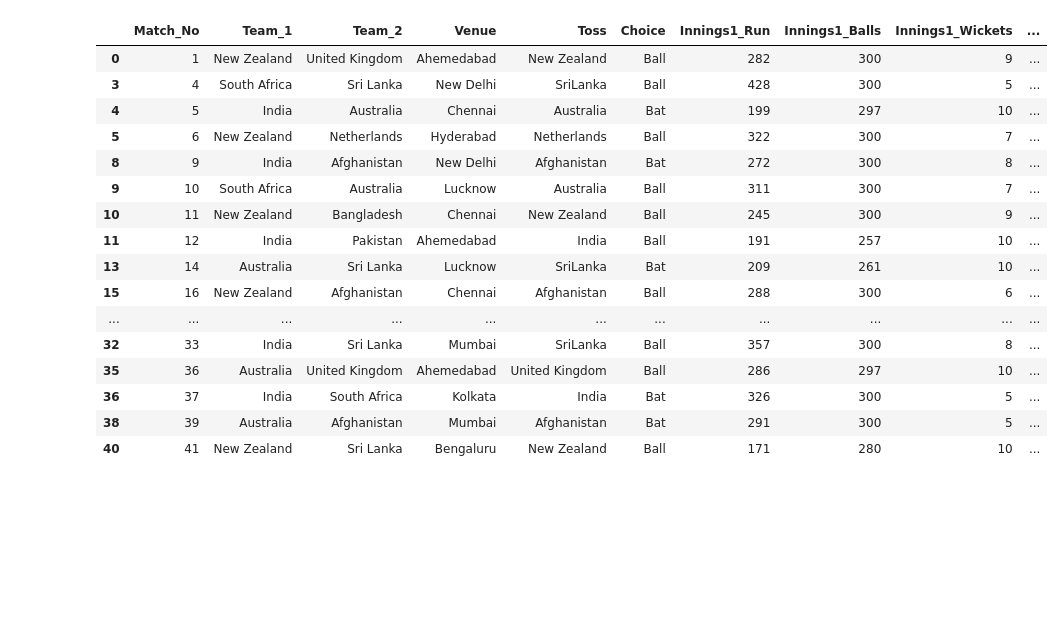
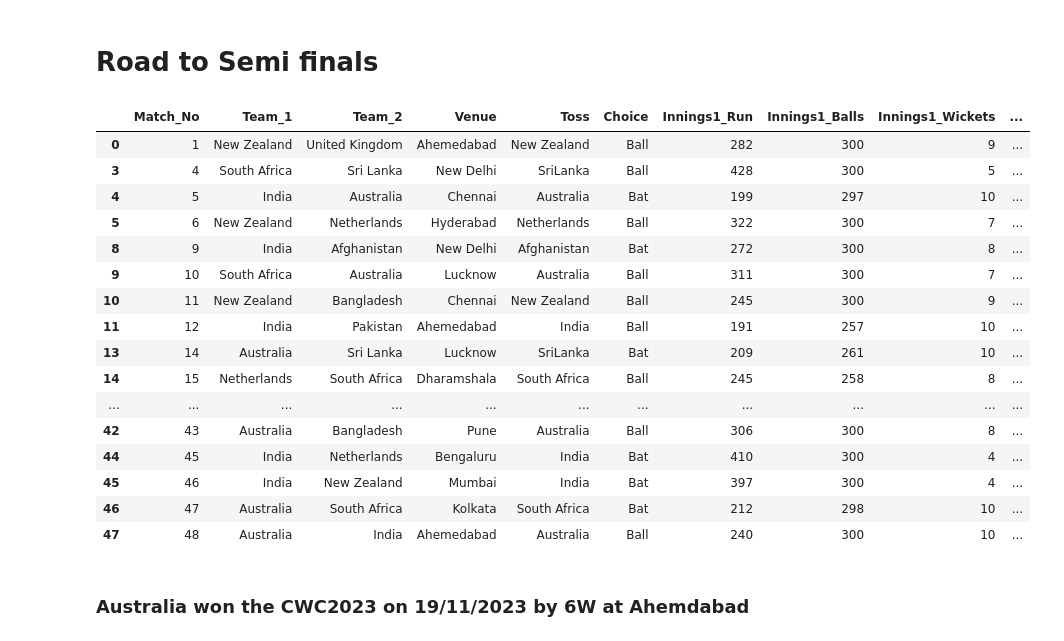
Before and after one commit to AvtnshM/Kaggle-Projects-Notebooks, a Jupyter notebook: cricket-world-cup-2023-analysis.ipynb, the cells around one changed output. Drawn from its saved outputs; the diff is of its cells as text; code cells hidden in the pictures; blank space fills up the shorter version.

```diff
--- a/cricket-world-cup-2023-analysis.ipynb
+++ b/cricket-world-cup-2023-analysis.ipynb
@@ -114,22 +96,27 @@ fig.show()
+# %% [markdown]
+# Road to Semi finals
 # %%
 top_four_teams = team_wins[team_wins >= 5].index
-matches_of_top_four_teams = cwc2023[cwc2023['Winner'].isin(top_four_teams)]
-matches_of_top_four_teams
+matches_of_top_four_teams = cwc2023[cwc2023['Winner'].isin(top_four_teams) | cwc2023['Loser'].isin(top_four_teams)]
+df1= matches_of_top_four_teams
+df1
 # %% [output]
 |  | Match_No | Team_1 | Team_2 | Venue | Toss | Choice | Innings1_Run | Innings1_Balls | Innings1_Wickets | ... |
 | 0 | 1 | New Zealand | United Kingdom | Ahemedabad | New Zealand | Ball | 282 | 300 | 9 | ... |
 | 3 | 4 | South Africa | Sri Lanka | New Delhi | SriLanka | Ball | 428 | 300 | 5 | ... |
 | 4 | 5 | India | Australia | Chennai | Australia | Bat | 199 | 297 | 10 | ... |
 | 5 | 6 | New Zealand | Netherlands | Hyderabad | Netherlands | Ball | 322 | 300 | 7 | ... |
 | 8 | 9 | India | Afghanistan | New Delhi | Afghanistan | Bat | 272 | 300 | 8 | ... |
 | 9 | 10 | South Africa | Australia | Lucknow | Australia | Ball | 311 | 300 | 7 | ... |
 | 10 | 11 | New Zealand | Bangladesh | Chennai | New Zealand | Ball | 245 | 300 | 9 | ... |
 | 11 | 12 | India | Pakistan | Ahemedabad | India | Ball | 191 | 257 | 10 | ... |
 | 13 | 14 | Australia | Sri Lanka | Lucknow | SriLanka | Bat | 209 | 261 | 10 | ... |
-| 15 | 16 | New Zealand | Afghanistan | Chennai | Afghanistan | Ball | 288 | 300 | 6 | ... |
+| 14 | 15 | Netherlands | South Africa | Dharamshala | South Africa | Ball | 245 | 258 | 8 | ... |
 | ... | ... | ... | ... | ... | ... | ... | ... | ... | ... | ... |
-| 32 | 33 | India | Sri Lanka | Mumbai | SriLanka | Ball | 357 | 300 | 8 | ... |
-| 35 | 36 | Australia | United Kingdom | Ahemedabad | United Kingdom | Ball | 286 | 297 | 10 | ... |
-| 36 | 37 | India | South Africa | Kolkata | India | Bat | 326 | 300 | 5 | ... |
-| 38 | 39 | Australia | Afghanistan | Mumbai | Afghanistan | Bat | 291 | 300 | 5 | ... |
-| 40 | 41 | New Zealand | Sri Lanka | Bengaluru | New Zealand | Ball | 171 | 280 | 10 | ... |
+| 42 | 43 | Australia | Bangladesh | Pune | Australia | Ball | 306 | 300 | 8 | ... |
+| 44 | 45 | India | Netherlands | Bengaluru | India | Bat | 410 | 300 | 4 | ... |
+| 45 | 46 | India | New Zealand | Mumbai | India | Bat | 397 | 300 | 4 | ... |
+| 46 | 47 | Australia | South Africa | Kolkata | South Africa | Bat | 212 | 298 | 10 | ... |
+| 47 | 48 | Australia | India | Ahemedabad | Australia | Ball | 240 | 300 | 10 | ... |
+# %% [markdown]
+### Australia won the CWC2023 on 19/11/2023 by 6W at Ahemdabad
```
Also changed, not shown: parts of 13 cells of this notebook.
